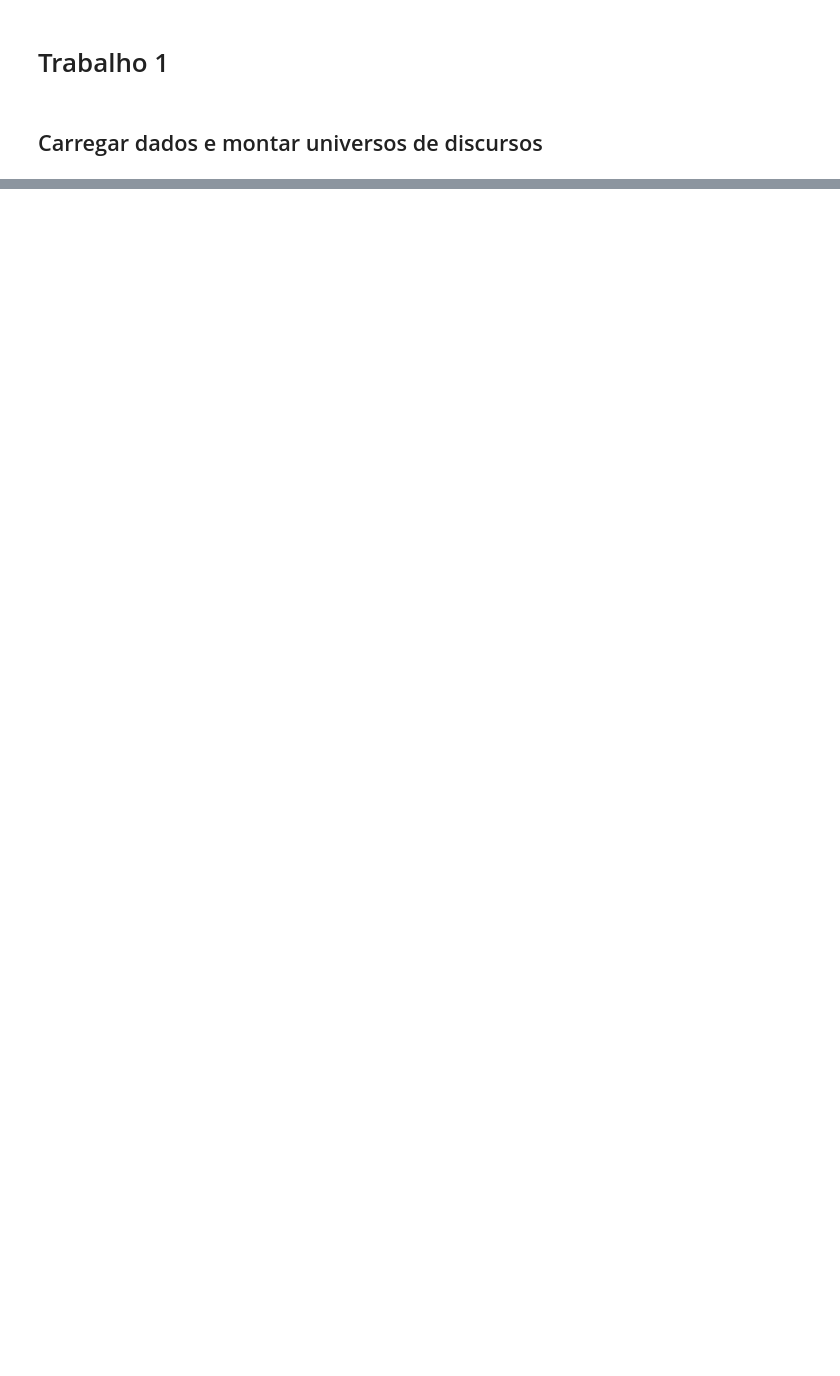
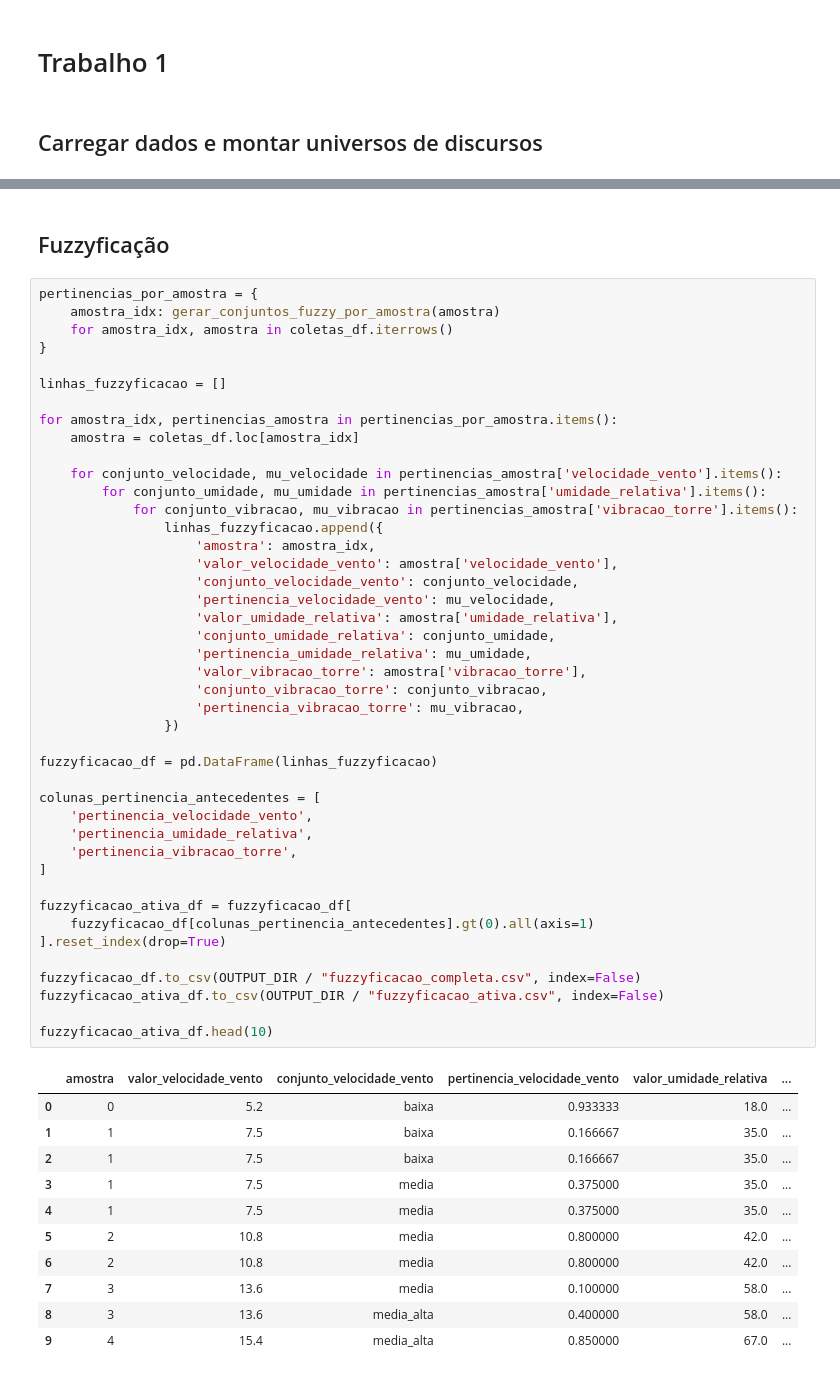
Before and after one commit to matheusssilva991/Mestrado, a Jupyter notebook: fuzzy/trabalho_1/src/main.ipynb, the cells around one changed output, grey strips where cells are left out. Drawn from its saved outputs; the diff is of its cells as text; blank space fills up the shorter version.

```diff
--- a/fuzzy/trabalho_1/src/main.ipynb
+++ b/fuzzy/trabalho_1/src/main.ipynb
@@ -77,0 +114,57 @@ plot_conjuntos_fuzzy(universos_discurso['vibracao_torre'], 'Vibração da Torre
+# %% [markdown]
+## Fuzzyficação
+# %%
+pertinencias_por_amostra = {
+    amostra_idx: gerar_conjuntos_fuzzy_por_amostra(amostra)
+    for amostra_idx, amostra in coletas_df.iterrows()
+}
+
+linhas_fuzzyficacao = []
+
+for amostra_idx, pertinencias_amostra in pertinencias_por_amostra.items():
+    amostra = coletas_df.loc[amostra_idx]
+
+    for conjunto_velocidade, mu_velocidade in pertinencias_amostra['velocidade_vento'].items():
+        for conjunto_umidade, mu_umidade in pertinencias_amostra['umidade_relativa'].items():
+            for conjunto_vibracao, mu_vibracao in pertinencias_amostra['vibracao_torre'].items():
+                linhas_fuzzyficacao.append({
+                    'amostra': amostra_idx,
+                    'valor_velocidade_vento': amostra['velocidade_vento'],
+                    'conjunto_velocidade_vento': conjunto_velocidade,
+                    'pertinencia_velocidade_vento': mu_velocidade,
+                    'valor_umidade_relativa': amostra['umidade_relativa'],
+                    'conjunto_umidade_relativa': conjunto_umidade,
+                    'pertinencia_umidade_relativa': mu_umidade,
+                    'valor_vibracao_torre': amostra['vibracao_torre'],
+                    'conjunto_vibracao_torre': conjunto_vibracao,
+                    'pertinencia_vibracao_torre': mu_vibracao,
+                })
+
+fuzzyficacao_df = pd.DataFrame(linhas_fuzzyficacao)
+
+colunas_pertinencia_antecedentes = [
+    'pertinencia_velocidade_vento',
+    'pertinencia_umidade_relativa',
+    'pertinencia_vibracao_torre',
+]
+
+fuzzyficacao_ativa_df = fuzzyficacao_df[
+    fuzzyficacao_df[colunas_pertinencia_antecedentes].gt(0).all(axis=1)
+].reset_index(drop=True)
+
+fuzzyficacao_df.to_csv(OUTPUT_DIR / "fuzzyficacao_completa.csv", index=False)
+fuzzyficacao_ativa_df.to_csv(OUTPUT_DIR / "fuzzyficacao_ativa.csv", index=False)
+
+fuzzyficacao_ativa_df.head(10)
+# %% [output]
+|  | amostra | valor_velocidade_vento | conjunto_velocidade_vento | pertinencia_velocidade_vento | valor_umidade_relativa | ... |
+| 0 | 0 | 5.2 | baixa | 0.933333 | 18.0 | ... |
+| 1 | 1 | 7.5 | baixa | 0.166667 | 35.0 | ... |
+| 2 | 1 | 7.5 | baixa | 0.166667 | 35.0 | ... |
+| 3 | 1 | 7.5 | media | 0.375000 | 35.0 | ... |
+| 4 | 1 | 7.5 | media | 0.375000 | 35.0 | ... |
+| 5 | 2 | 10.8 | media | 0.800000 | 42.0 | ... |
+| 6 | 2 | 10.8 | media | 0.800000 | 42.0 | ... |
+| 7 | 3 | 13.6 | media | 0.100000 | 58.0 | ... |
+| 8 | 3 | 13.6 | media_alta | 0.400000 | 58.0 | ... |
+| 9 | 4 | 15.4 | media_alta | 0.850000 | 67.0 | ... |
```
Also changed, not shown: parts of 23 cells of this notebook, 25 other files.
